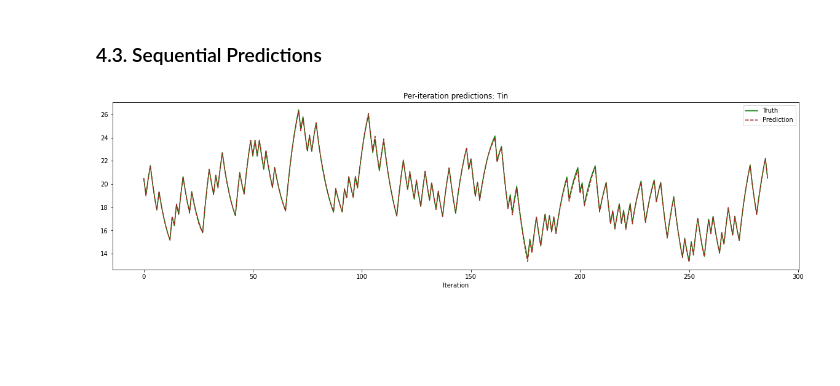
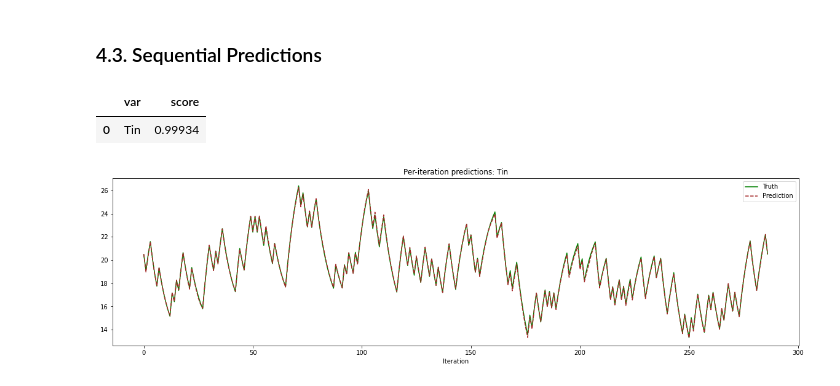
Before and after one commit to microsoft/datadrivenmodel, a Jupyter notebook: notebooks/ddm_train_evaluate.ipynb, the cells around one changed output. Cells and saved outputs as stored; diff of their text form; code cells hidden in the pictures; blank space fills up the shorter version.

```diff
--- a/notebooks/ddm_train_evaluate.ipynb
+++ b/notebooks/ddm_train_evaluate.ipynb
@@ -231,4 +231,16 @@ plt.grid()
 [figure]
 # %% [markdown]
 ### 4.3. Sequential Predictions
+# %%
+# Evaluate the model sequentially using the test set and output a scoring metric.
+sequential_eval_table = model.evaluate_sequentially(X_test, y_test,
+                                                    scoring_method, marginal=True, episode_ids=episode_ids_test)
+# %%
+if (sequential_eval_table["score"] < 0.7).any():
+    logger.warn("Sequential assessment R^2 is low. Please review your model.")
+
+sequential_eval_table
+# %% [output]
+|  | var | score |
+| 0 | Tin | 0.99934 |
 # %%
```
Also changed, not shown: parts of 2 cells of this notebook, 1 other file.
